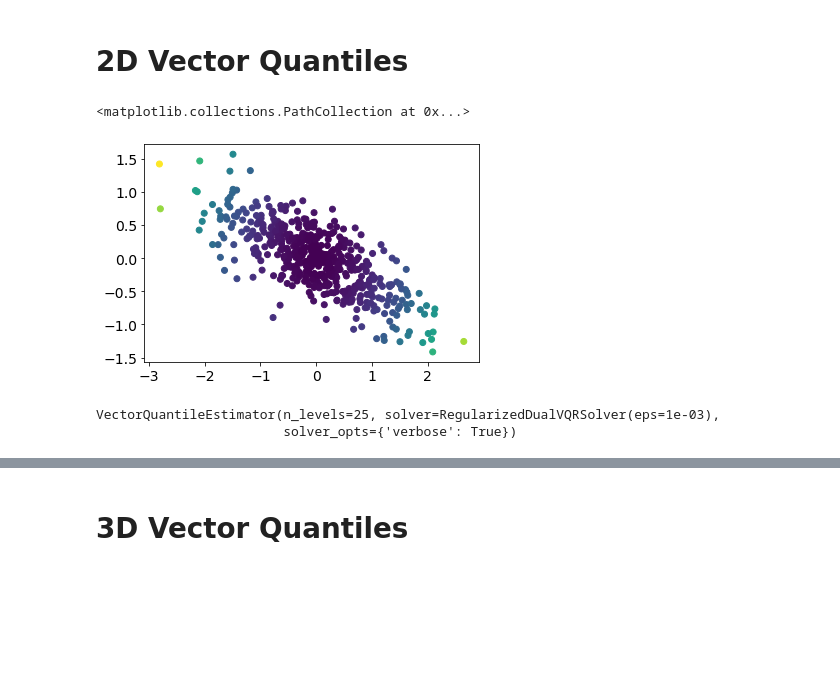
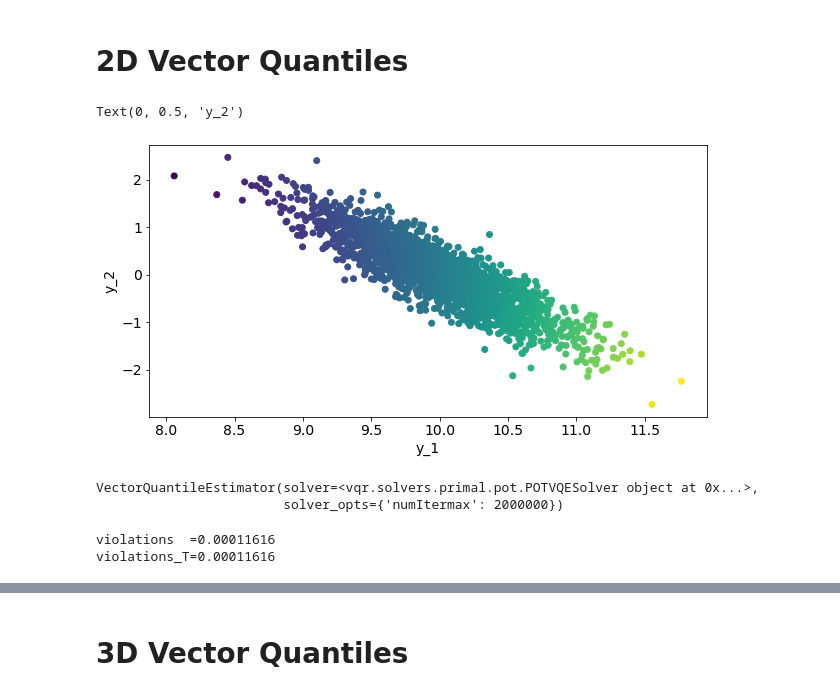
Before and after one commit to vistalab-technion/vqr, a Jupyter notebook: notebooks/01-VQE.ipynb, the cells around one changed output, grey strips where cells are left out. Cells and saved outputs as stored; diff of their text form; code cells hidden in the pictures; blank space fills up the shorter version.

```diff
--- a/notebooks/01-VQE.ipynb
+++ b/notebooks/01-VQE.ipynb
@@ -42,19 +51,43 @@ fig.savefig("figs/qr_1d.png", dpi=150, bbox_inches="tight")
 # %%
 from experiments.data.mvn import IndependentDataProvider
 
 d = 2
 k = 1
-T = 25
-N = 500
+T = 50
+N = 2000
 
-_, Y = IndependentDataProvider(d=d, k=k).sample(n=N)
-plt.scatter(Y[:, 0], Y[:, 1], c=np.sum(Y**2, axis=1))
+_, Y = IndependentDataProvider(d=d, k=k, seed=31).sample(n=N)
+Y[:, 0] += 10
+
+fig, ax = plt.subplots(1,1,figsize=(10,5))
+ax.scatter(Y[:, 0], Y[:, 1], c=np.sum(Y**2, axis=1))
+ax.set_xlabel(f"y_1")
+ax.set_ylabel(f"y_2")
 # %% [output]
-<matplotlib.collections.PathCollection at 0x...>
+Text(0, 0.5, 'y_2')
-[figure, old version]
+[figure, new version]
 # %%
-vq2 = VectorQuantileEstimator(n_levels=T, solver_opts={'verbose': True})
+vq2 = VectorQuantileEstimator(
+    n_levels=T,
+    solver=solver,
+    solver_opts=solver_opts,
+)
 vq2.fit(Y)
 # %% [output]
-VectorQuantileEstimator(n_levels=25, solver=RegularizedDualVQRSolver(eps=1e-03),
-                        solver_opts={'verbose': True})
+VectorQuantileEstimator(solver=<vqr.solvers.primal.pot.POTVQESolver object at 0x...>,
+                        solver_opts={'numItermax': 2000000})
+# %%
+Qs = vq2.vector_quantiles(refine=False)
+Us = vq2.quantile_grid
+
+Qs_T = [Q.transpose() for Q in Qs]
+Us_T = [U.transpose() for U in Us]
+
+violations = check_comonotonicity(T, d, Qs, Us) < 0
+print(f"violations  ={np.sum(violations) / np.prod(violations.shape)}")
+
+violations_T = check_comonotonicity(T, d, Qs_T, Us_T) < 0
+print(f"violations_T={np.sum(violations_T) / np.prod(violations_T.shape)}")
+# %% [output]
+violations  =0.00011616
+violations_T=0.00011616
```
Also changed, not shown: parts of 9 cells of this notebook, 1 other file.
